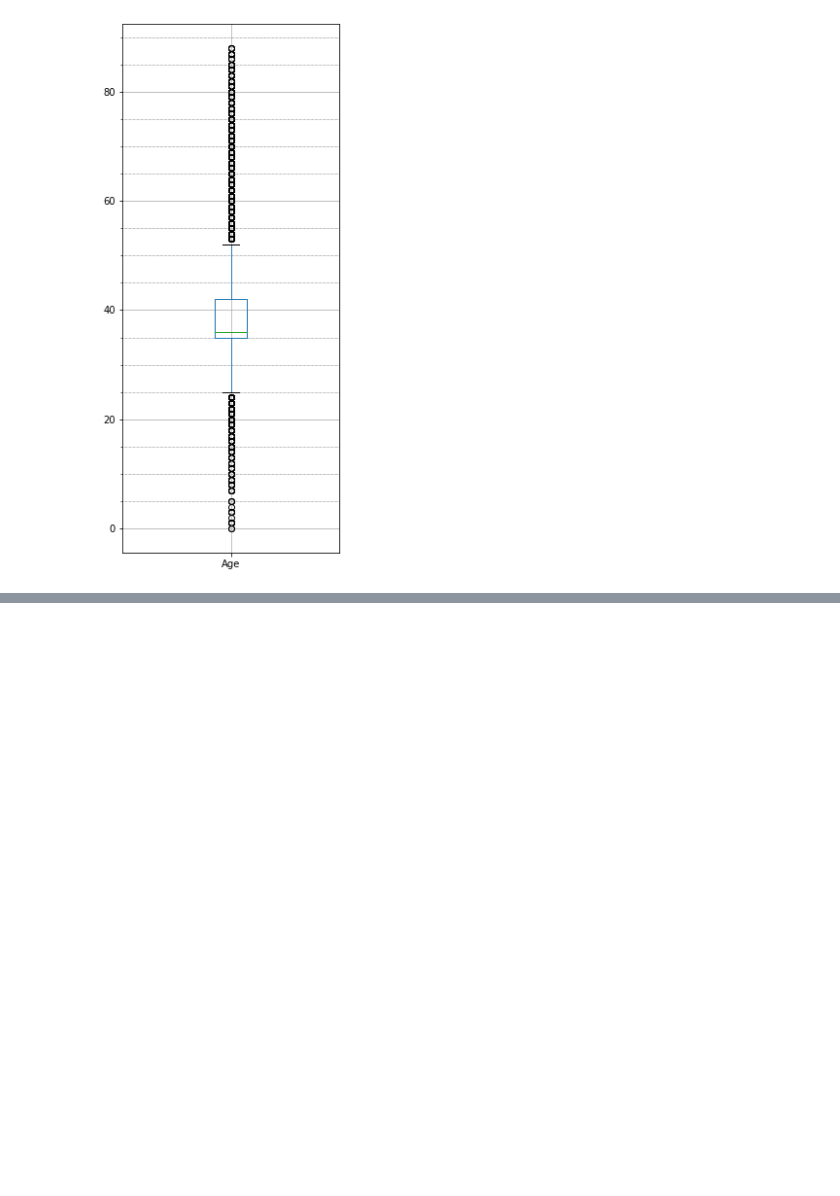
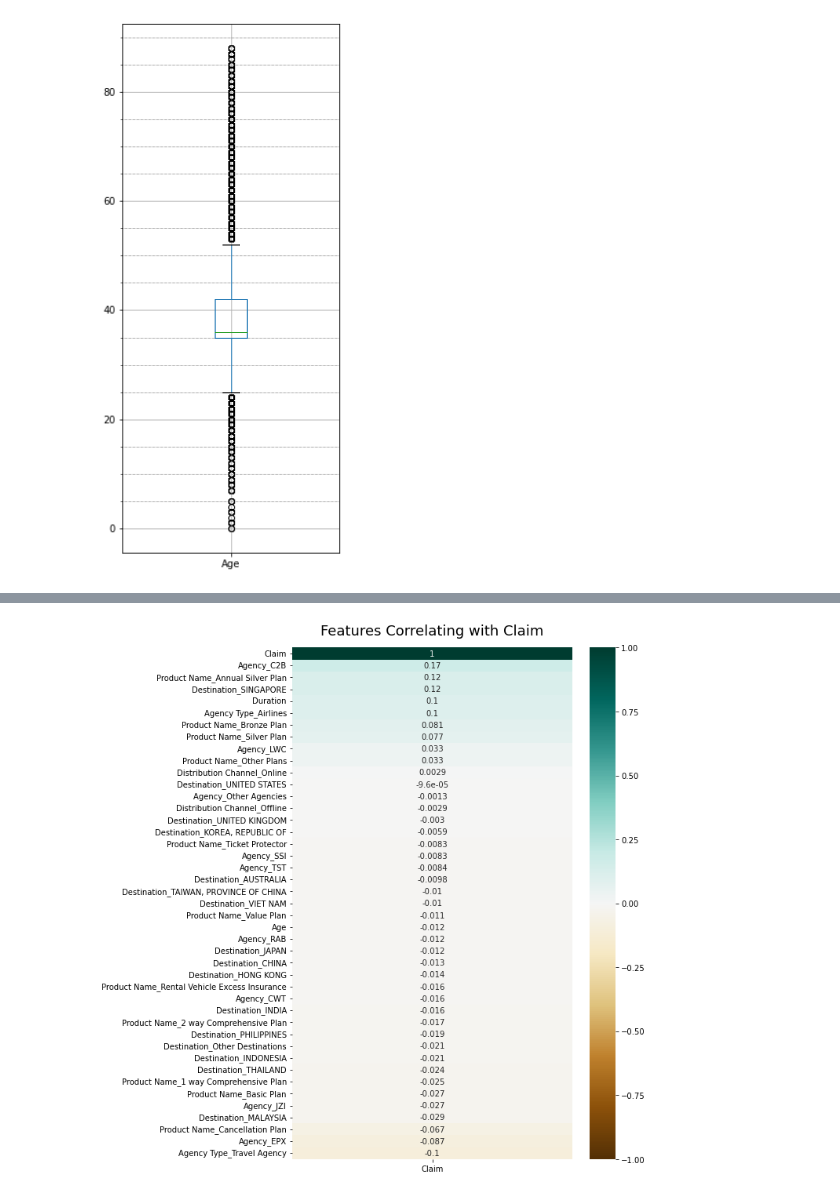
Before and after one commit to SilviaEiden/Data_Science_Final_Project_Group_6, a Jupyter notebook: Travel_Insurance_Cleaning.ipynb, the cells around one changed output, grey strips where cells are left out. Cells and saved outputs as stored; diff of their text form; code cells hidden in the pictures; blank space fills up the shorter version.

```diff
--- a/Travel_Insurance_Cleaning.ipynb
+++ b/Travel_Insurance_Cleaning.ipynb
@@ -237,0 +549,11 @@ travel_ins_df.to_sql(name='travel', con=engine, if_exists='replace')
+# %%
+# Heatmap #4
+plt.figure(figsize=(8, 12))
+heatmap_4 = sns.heatmap(dumm_corr_heatmap_df.corr()[['Claim']].sort_values(by='Claim',
+                                                        ascending=False), vmin=-1, vmax=1, annot=True, cmap='BrBG')
+heatmap_4.set_title('Features Correlating with Claim', fontdict={'fontsize':18}, pad=16)
+
+plt.savefig("Analysis/heatmap_4.png", dpi=400, bbox_inches = "tight")
+plt.show()
+# %% [output]
+[figure, added]
```
Also changed, not shown: parts of 38 cells of this notebook, 9 other files.
